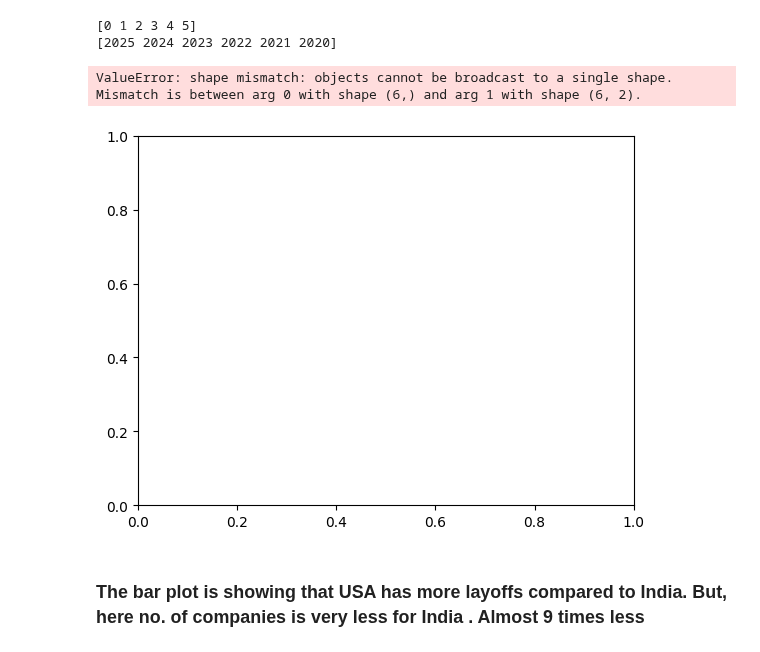
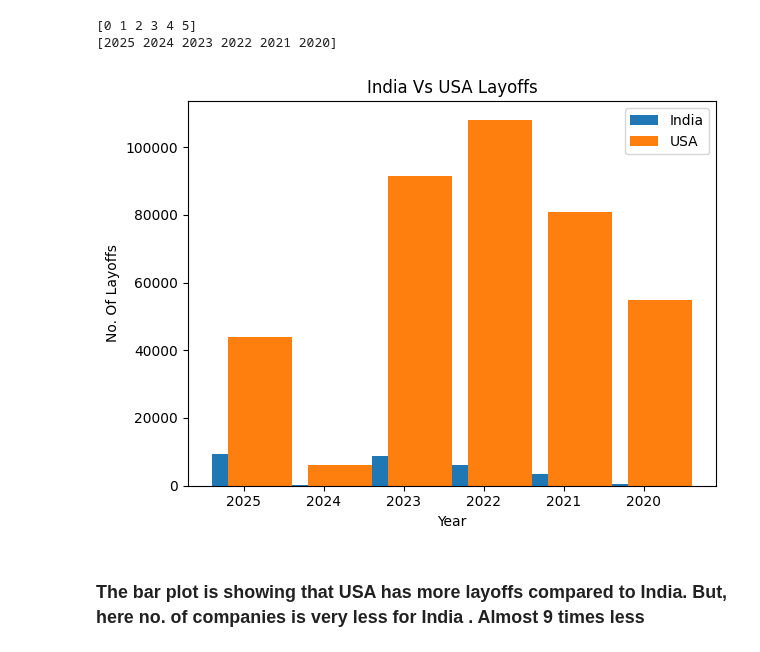
Before and after one commit to neerajcodes888/Recent-Layoffs-Case-Study, a Jupyter notebook: study.ipynb, the cells around one changed output. Drawn from its saved outputs; the diff is of its cells as text; code cells hidden in the pictures.

```diff
--- a/study.ipynb
+++ b/study.ipynb
@@ -566,18 +564,17 @@ print(y)
 [0 1 2 3 4 5]
 [2025 2024 2023 2022 2021 2020]
 # %%
-plt.bar(x - width/2, ind.values, width, label='India')
-plt.bar(x + width/2, usa.values, width, label='USA')
+plt.bar(x - width/2, ind['Total Laid Off'], width, label='India')
+plt.bar(x + width/2, usa['Total Laid Off'], label='USA')
 plt.xticks(x,y)
 plt.legend()
 plt.title('India Vs USA Layoffs')
 plt.xlabel('Year')
 plt.ylabel('No. Of Layoffs')
 plt.tight_layout()
 plt.show()
 # %% [output]
-ValueError: shape mismatch: objects cannot be broadcast to a single shape.  Mismatch is between arg 0 with shape (6,) and arg 1 with shape (6, 2).
-[figure, old version]
+[figure, new version]
 # %% [markdown]
 ### The bar plot is showing that USA has more layoffs compared to India. But, here no. of companies is very less for India . Almost 9 times less
 # %% [markdown]
```
Also changed, not shown: parts of 1 cell of this notebook, 1 other file.
